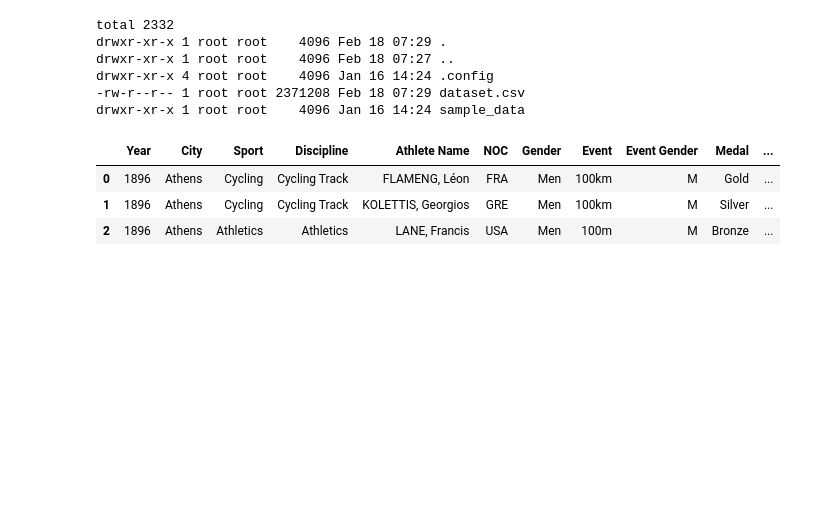
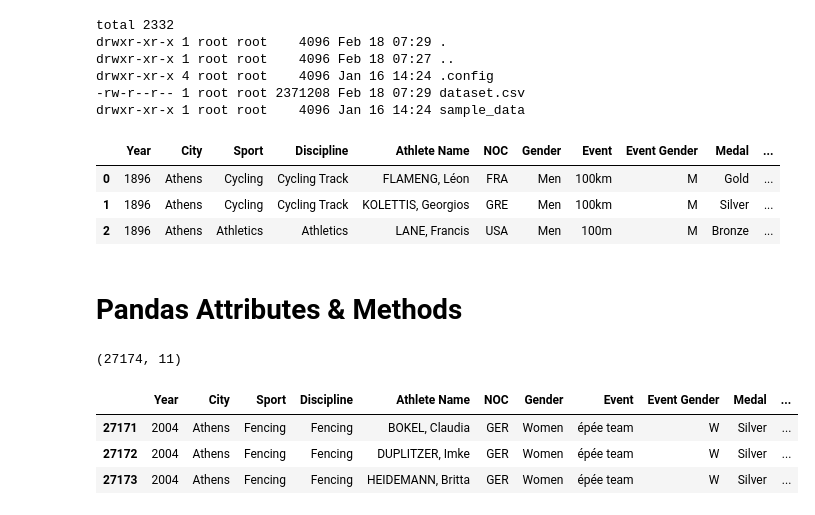
Before and after one commit to valdal14/olympy, a Jupyter notebook: main.ipynb, the cells around one changed output. Saved outputs shown, nothing was run; the diff lists cells and outputs as text; code cells hidden in the pictures; blank space fills up the shorter version.

Commit message:
Pandas Attributes and Methods

```diff
--- a/main.ipynb
+++ b/main.ipynb
@@ -55,3 +55,22 @@ olympic_data.head(3)
 | 0 | 1896 | Athens | Cycling | Cycling Track | FLAMENG, Léon | FRA | Men | 100km | M | Gold | ... |
 | 1 | 1896 | Athens | Cycling | Cycling Track | KOLETTIS, Georgios | GRE | Men | 100km | M | Silver | ... |
 | 2 | 1896 | Athens | Athletics | Athletics | LANE, Francis | USA | Men | 100m | M | Bronze | ... |
+# %% [markdown]
+# Pandas Attributes & Methods
+# %%
+# .shape - Returns the rows and columns
+olympic_data.shape?
+
+olympic_data.shape
+# %% [output]
+(27174, 11)
+# %%
+# .tail() - Returns the last n rows
+olympic_data.tail?
+
+olympic_data.tail(3)
+# %% [output]
+|  | Year | City | Sport | Discipline | Athlete Name | NOC | Gender | Event | Event Gender | Medal | ... |
+| 27171 | 2004 | Athens | Fencing | Fencing | BOKEL, Claudia | GER | Women | épée team | W | Silver | ... |
+| 27172 | 2004 | Athens | Fencing | Fencing | DUPLITZER, Imke | GER | Women | épée team | W | Silver | ... |
+| 27173 | 2004 | Athens | Fencing | Fencing | HEIDEMANN, Britta | GER | Women | épée team | W | Silver | ... |
```
Also changed, not shown: parts of 4 cells of this notebook.
